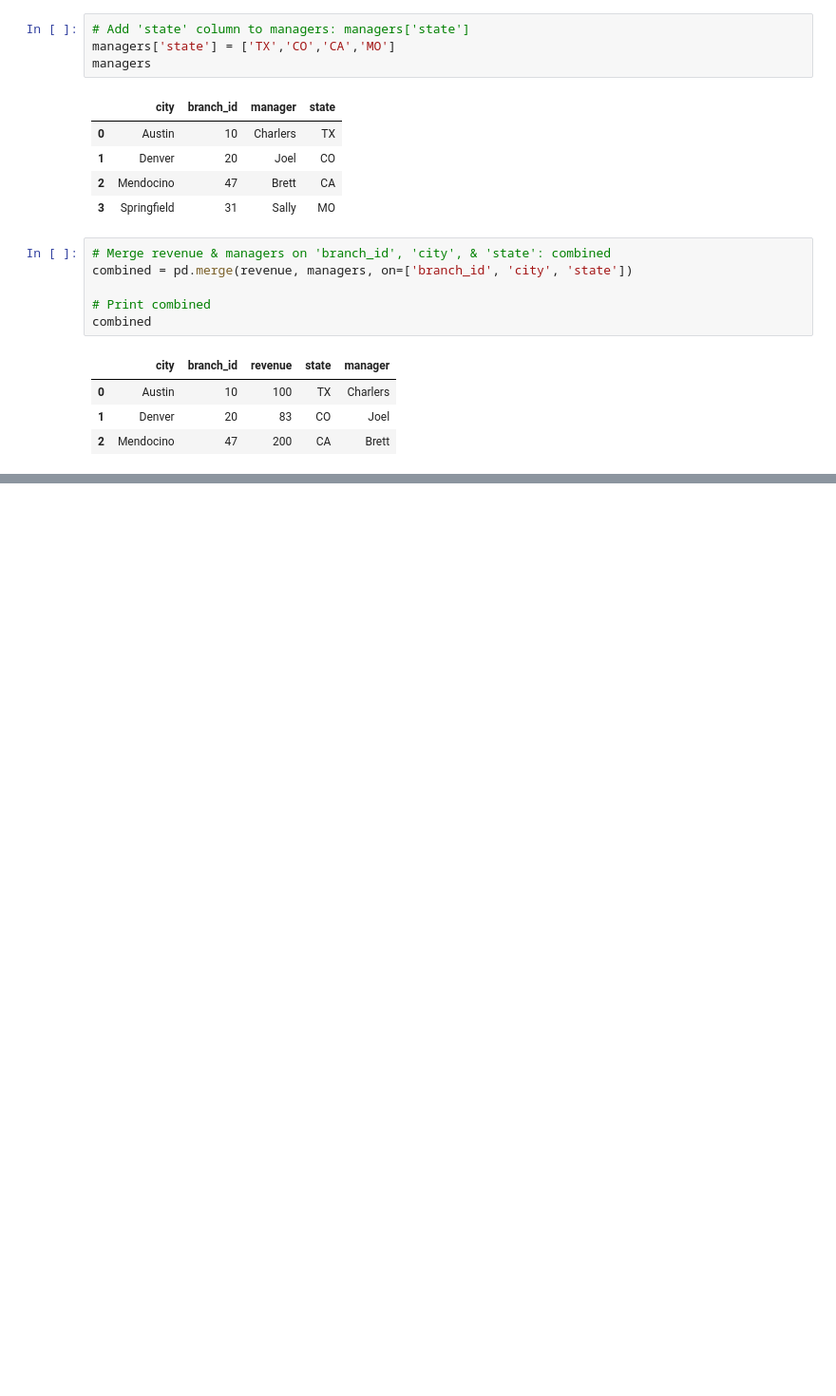
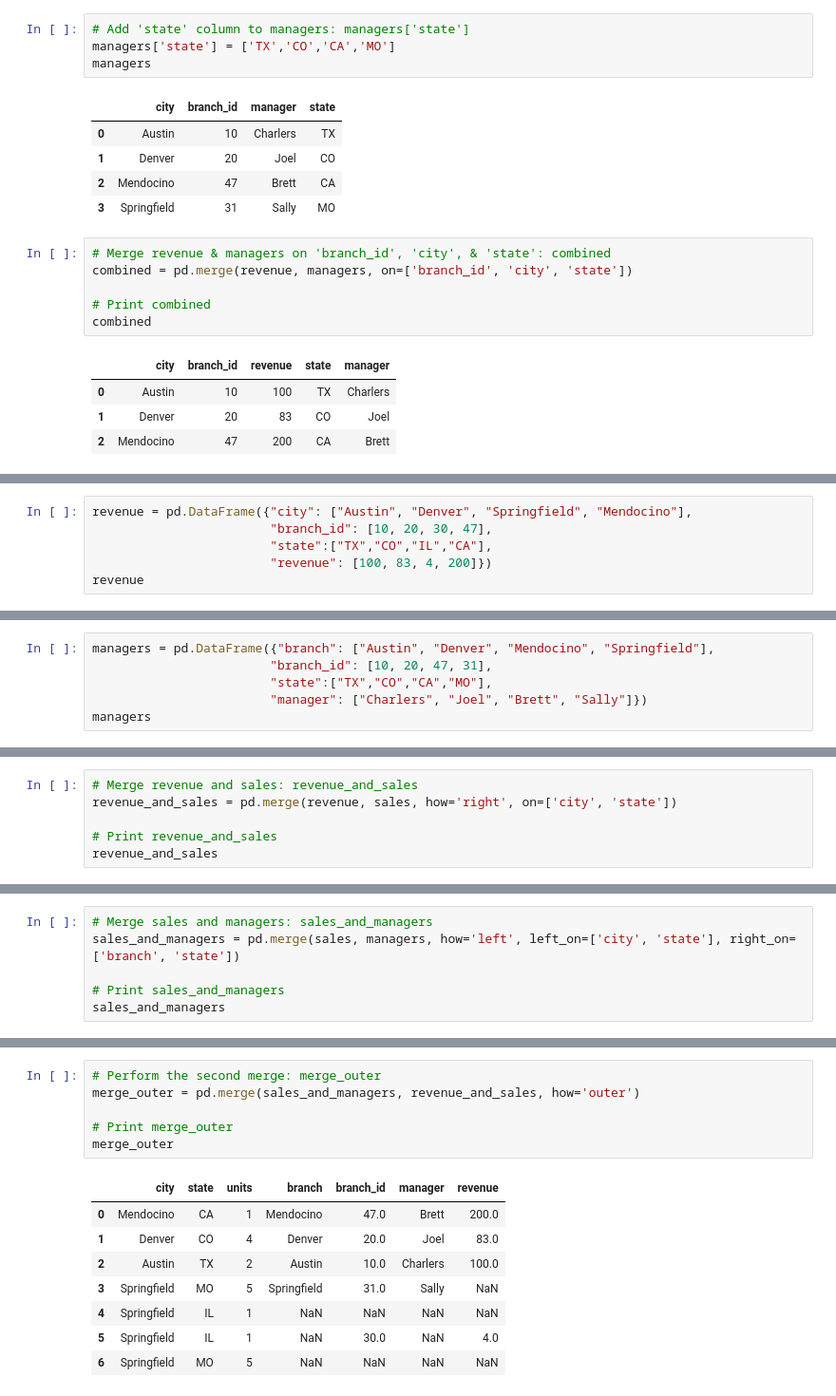
Before and after one commit to mitabunov/DataCamp_pony, a Jupyter notebook: 10_merging_DataFrames/03_Merging_data.ipynb, the cells around one changed output, grey strips where cells are left out. Shown: that part at 95% size. Drawn from its saved outputs; the diff is of its cells as text; blank space fills up the shorter version.

Commit message:
Updated Merging data in Merging DataFrames
Includes:
2. Joining DataFrames
3. Ordered merges

Added oil_price.csv and automobiles.csv to datasets

```diff
--- a/10_merging_DataFrames/03_Merging_data.ipynb
+++ b/10_merging_DataFrames/03_Merging_data.ipynb
@@ -189,0 +303,6 @@ combined
+# %%
+revenue = pd.DataFrame({"city": ["Austin", "Denver", "Springfield", "Mendocino"],
+                        "branch_id": [10, 20, 30, 47],
+                        "state":["TX","CO","IL","CA"],
+                        "revenue": [100, 83, 4, 200]})
+revenue
@@ -189,0 +315,6 @@ combined
+# %%
+managers = pd.DataFrame({"branch": ["Austin", "Denver", "Mendocino", "Springfield"],
+                        "branch_id": [10, 20, 47, 31],
+                        "state":["TX","CO","CA","MO"],
+                        "manager": ["Charlers", "Joel", "Brett", "Sally"]})
+managers
@@ -189,0 +327,6 @@ combined
+# %%
+# Merge revenue and sales: revenue_and_sales
+revenue_and_sales = pd.merge(revenue, sales, how='right', on=['city', 'state'])
+
+# Print revenue_and_sales
+revenue_and_sales
@@ -189,0 +340,6 @@ combined
+# %%
+# Merge sales and managers: sales_and_managers
+sales_and_managers = pd.merge(sales, managers, how='left', left_on=['city', 'state'], right_on=['branch', 'state'])
+
+# Print sales_and_managers
+sales_and_managers
@@ -189,0 +376,15 @@ combined
+# %%
+# Perform the second merge: merge_outer
+merge_outer = pd.merge(sales_and_managers, revenue_and_sales, how='outer')
+
+# Print merge_outer
+merge_outer
+# %% [output]
+|  | city | state | units | branch | branch_id | manager | revenue |
+| 0 | Mendocino | CA | 1 | Mendocino | 47.0 | Brett | 200.0 |
+| 1 | Denver | CO | 4 | Denver | 20.0 | Joel | 83.0 |
+| 2 | Austin | TX | 2 | Austin | 10.0 | Charlers | 100.0 |
+| 3 | Springfield | MO | 5 | Springfield | 31.0 | Sally | NaN |
+| 4 | Springfield | IL | 1 | NaN | NaN | NaN | NaN |
+| 5 | Springfield | IL | 1 | NaN | 30.0 | NaN | 4.0 |
+| 6 | Springfield | MO | 5 | NaN | NaN | NaN | NaN |
```
Also changed, not shown: parts of 25 cells of this notebook, 2 other files.
